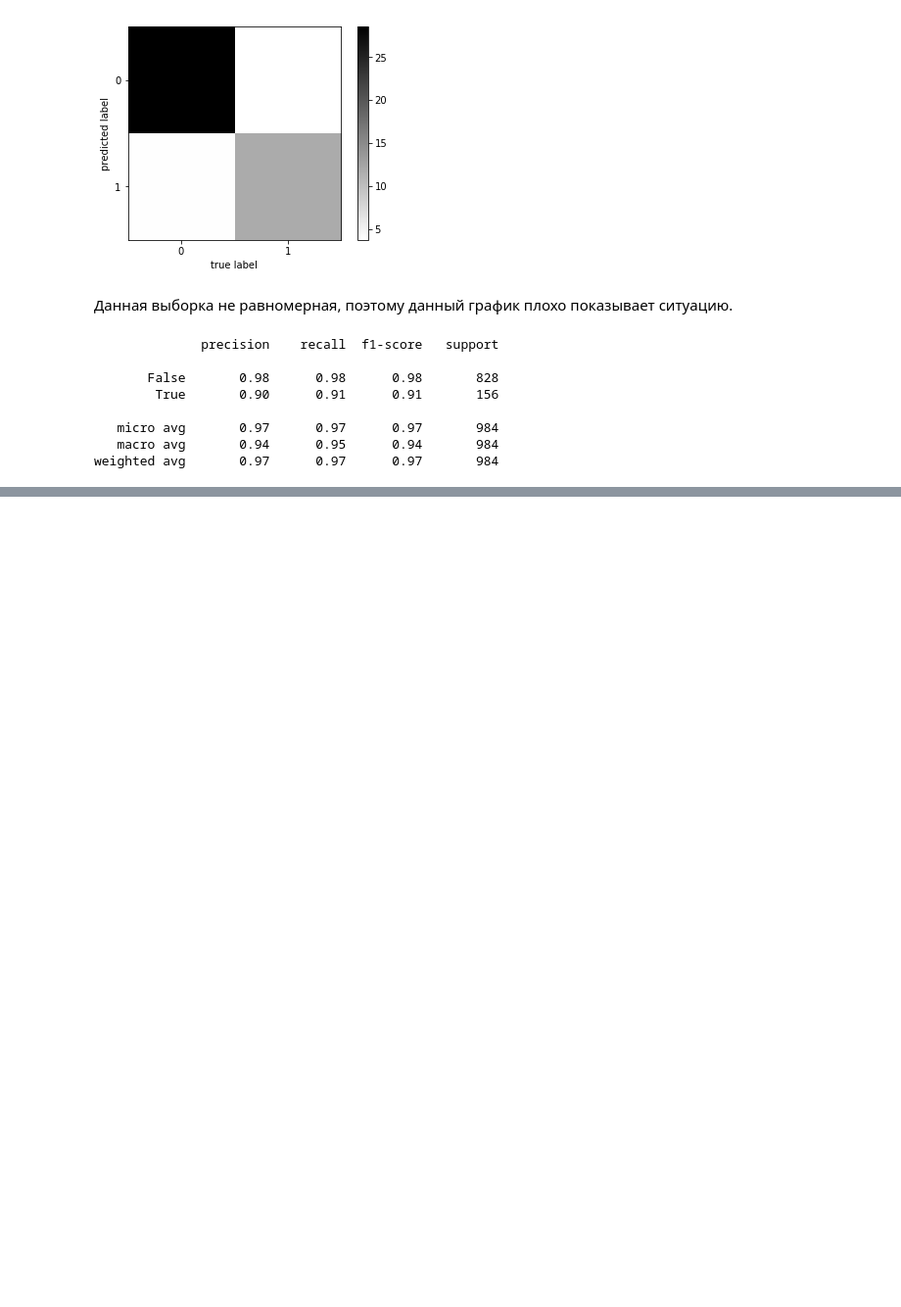
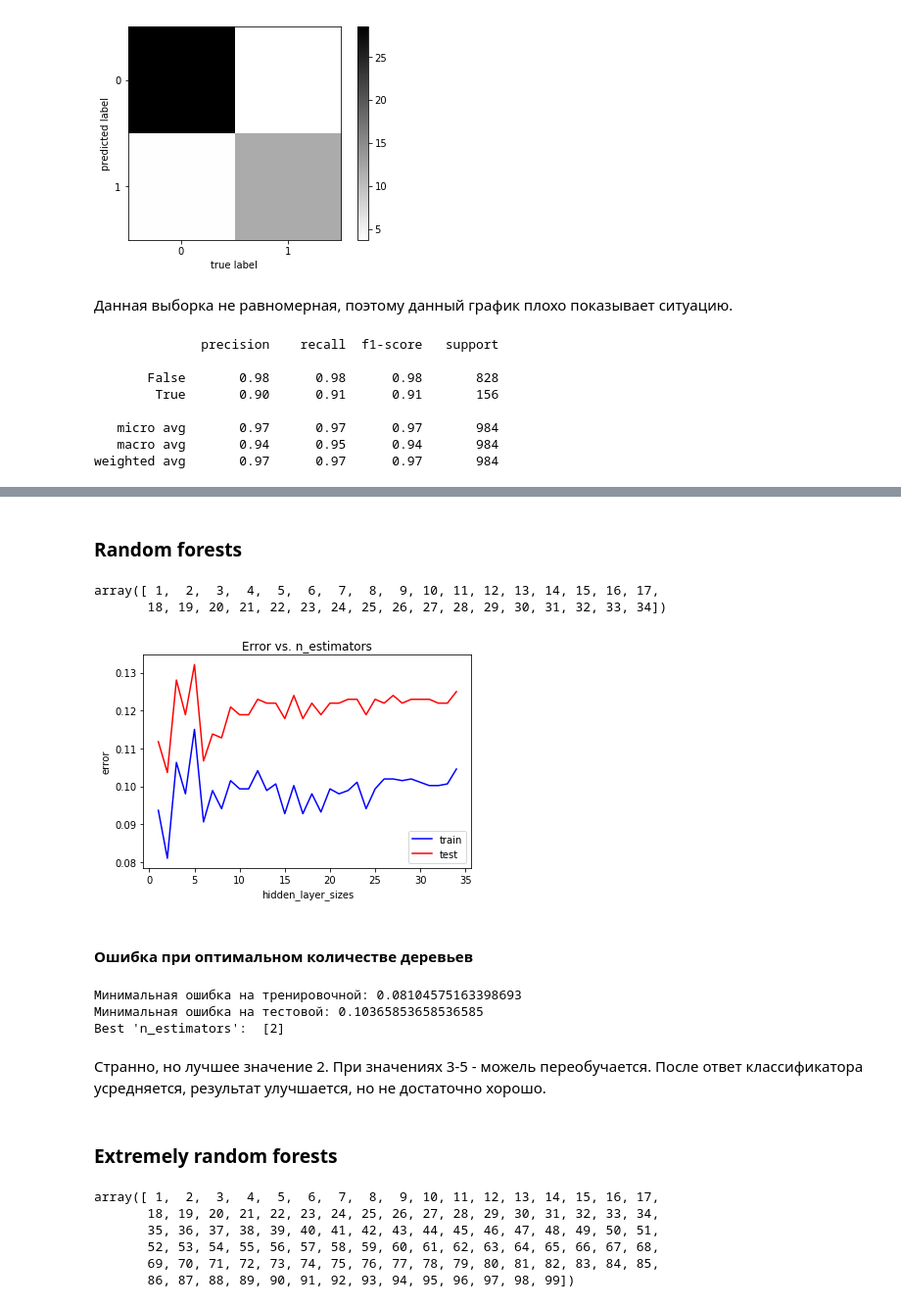
Before and after one commit to Katerina100/MachineLearn, a Jupyter notebook: lab1/DataMining 1.ipynb, the cells around one changed output, grey strips where cells are left out. Shown: that part at 98% size. Saved outputs shown, nothing was run; the diff lists cells and outputs as text; code cells hidden in the pictures; blank space fills up the shorter version.

```diff
--- a/lab1/DataMining 1.ipynb
+++ b/lab1/DataMining 1.ipynb
@@ -740,0 +748,57 @@ weighted avg       0.97      0.97      0.97       984
+# %%
+from sklearn.model_selection import train_test_split
+X_train, X_test, y_train, y_test = train_test_split(X, y, test_size = 0.3, random_state = 42)
+# %% [markdown]
+### Random forests
+# %%
+range_ = np.arange(1,35,1)
+range_
+# %% [output]
+array([ 1,  2,  3,  4,  5,  6,  7,  8,  9, 10, 11, 12, 13, 14, 15, 16, 17,
+       18, 19, 20, 21, 22, 23, 24, 25, 26, 27, 28, 29, 30, 31, 32, 33, 34])
+# %%
+test_err = []
+train_err = []
+for r in range_:
+    mlp_model = RandomForestClassifier(n_estimators=r, max_depth=2, random_state=0)
+    mlp_model.fit(X_train, y_train)
+
+    y_train_pred = mlp_model.predict(X_train)
+    y_test_pred = mlp_model.predict(X_test)
+    train_err.append(np.mean(y_train != y_train_pred))
+    test_err.append(np.mean(y_test != y_test_pred))
+# %%
+plt.plot(range_, train_err, 'b', label = 'train')
+plt.plot(range_, test_err, 'r', label = 'test')
+plt.title('Error vs. n_estimators')
+plt.xlabel('hidden_layer_sizes')
+plt.ylabel('error')
+plt.legend()
+pass
+# %% [output]
+[figure, added]
+# %% [markdown]
+#### Ошибка при оптимальном количестве деревьев
+# %%
+print("Минимальная ошибка на тренировочной:", np.min(train_err))
+print("Минимальная ошибка на тестовой:", np.min(test_err))
+r = range_[test_err == np.min(test_err)]
+print("Best 'n_estimators': ", r)
+# %% [output]
+Минимальная ошибка на тренировочной: 0.08104575163398693
+Минимальная ошибка на тестовой: 0.10365853658536585
+Best 'n_estimators':  [2]
+# %% [markdown]
+Странно, но лучшее значение 2. При значениях 3-5 - можель переобучается. После ответ классификатора усредняется, результат улучшается, но не достаточно хорошо.
+# %% [markdown]
+### Extremely random forests
+# %%
+range_ = np.arange(1,100,1)
+range_
+# %% [output]
+array([ 1,  2,  3,  4,  5,  6,  7,  8,  9, 10, 11, 12, 13, 14, 15, 16, 17,
+       18, 19, 20, 21, 22, 23, 24, 25, 26, 27, 28, 29, 30, 31, 32, 33, 34,
+       35, 36, 37, 38, 39, 40, 41, 42, 43, 44, 45, 46, 47, 48, 49, 50, 51,
+       52, 53, 54, 55, 56, 57, 58, 59, 60, 61, 62, 63, 64, 65, 66, 67, 68,
+       69, 70, 71, 72, 73, 74, 75, 76, 77, 78, 79, 80, 81, 82, 83, 84, 85,
+       86, 87, 88, 89, 90, 91, 92, 93, 94, 95, 96, 97, 98, 99])
```
Also changed, not shown: parts of 17 cells of this notebook.
